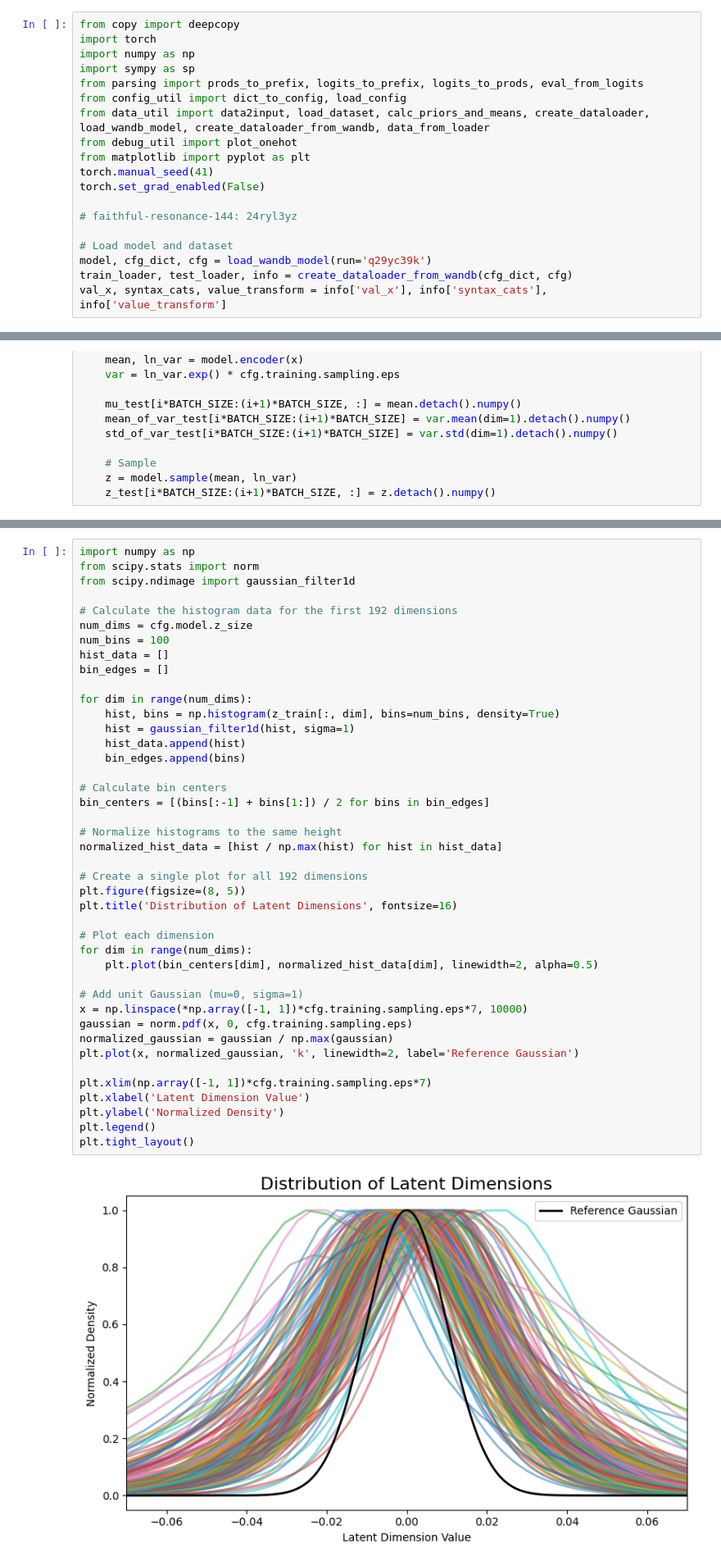
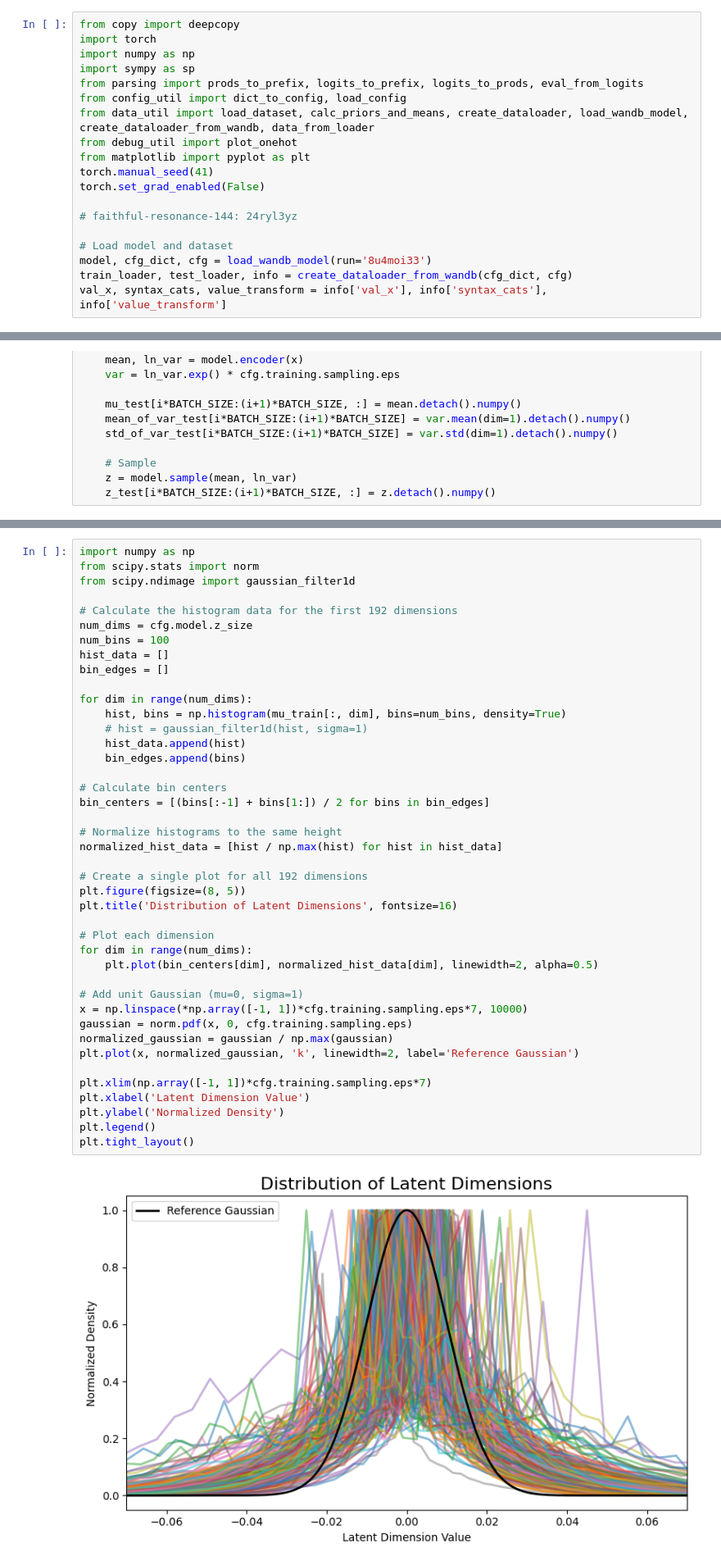
Before and after one commit to LuisCarretero/similar-expressions, a Jupyter notebook: src/downstream/latent_analysis.ipynb, the cells around one changed output, grey strips where cells are left out. Shown at 82% size. Cells and saved outputs as stored; diff of their text form.

```diff
--- a/src/downstream/latent_analysis.ipynb
+++ b/src/downstream/latent_analysis.ipynb
@@ -32,7 +34,7 @@ import numpy as np
 import sympy as sp
 from parsing import prods_to_prefix, logits_to_prefix, logits_to_prods, eval_from_logits
 from config_util import dict_to_config, load_config
-from data_util import data2input, load_dataset, calc_priors_and_means, create_dataloader, load_wandb_model, create_dataloader_from_wandb, data_from_loader
+from data_util import load_dataset, calc_priors_and_means, create_dataloader, load_wandb_model, create_dataloader_from_wandb, data_from_loader
 from debug_util import plot_onehot
 from matplotlib import pyplot as plt
 torch.manual_seed(41)
@@ -41,7 +43,7 @@ torch.set_grad_enabled(False)
 # faithful-resonance-144: 24ryl3yz
 
 # Load model and dataset
-model, cfg_dict, cfg = load_wandb_model(run='q29yc39k')
+model, cfg_dict, cfg = load_wandb_model(run='8u4moi33')
 train_loader, test_loader, info = create_dataloader_from_wandb(cfg_dict, cfg)
 val_x, syntax_cats, value_transform = info['val_x'], info['syntax_cats'], info['value_transform']
 # %% [output]
@@ -215,38 +149,38 @@ hist_data = []
 bin_edges = []
 
 for dim in range(num_dims):
-    hist, bins = np.histogram(z_train[:, dim], bins=num_bins, density=True)
-    hist = gaussian_filter1d(hist, sigma=1)
+    hist, bins = np.histogram(mu_train[:, dim], bins=num_bins, density=True)
+    # hist = gaussian_filter1d(hist, sigma=1)
     hist_data.append(hist)
     bin_edges.append(bins)
 
 # Calculate bin centers
 bin_centers = [(bins[:-1] + bins[1:]) / 2 for bins in bin_edges]
 
 # Normalize histograms to the same height
 normalized_hist_data = [hist / np.max(hist) for hist in hist_data]
 
 # Create a single plot for all 192 dimensions
 plt.figure(figsize=(8, 5))
 plt.title('Distribution of Latent Dimensions', fontsize=16)
 
 # Plot each dimension
 for dim in range(num_dims):
     plt.plot(bin_centers[dim], normalized_hist_data[dim], linewidth=2, alpha=0.5)
 
 # Add unit Gaussian (mu=0, sigma=1)
 x = np.linspace(*np.array([-1, 1])*cfg.training.sampling.eps*7, 10000)
 gaussian = norm.pdf(x, 0, cfg.training.sampling.eps)
 normalized_gaussian = gaussian / np.max(gaussian)
 plt.plot(x, normalized_gaussian, 'k', linewidth=2, label='Reference Gaussian')
 
 plt.xlim(np.array([-1, 1])*cfg.training.sampling.eps*7)
 plt.xlabel('Latent Dimension Value')
 plt.ylabel('Normalized Density')
 plt.legend()
 plt.tight_layout()
 # %% [output]
-[figure, old version]
+[figure, new version]
 # %% [markdown]
 ### Examine neighbourhood in latent space of training samples
 # %%
```
Also changed, not shown: parts of 21 cells of this notebook, 5 other files.
